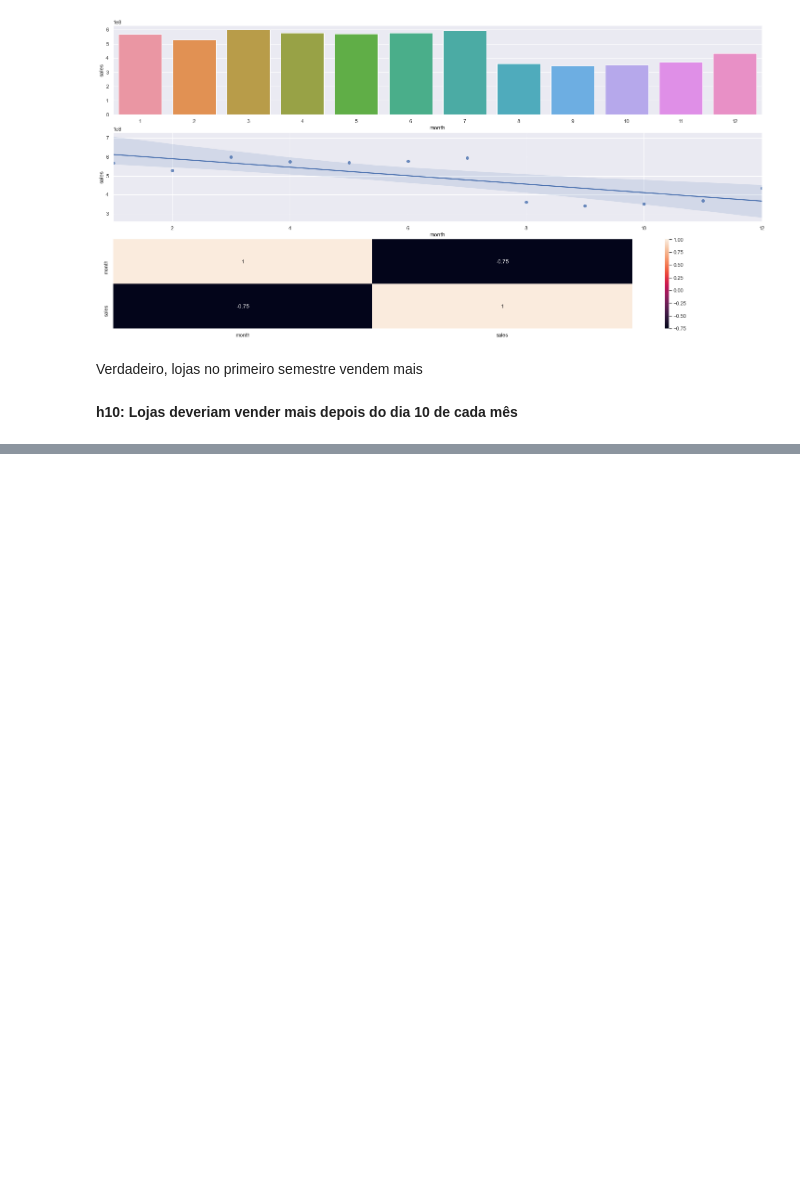
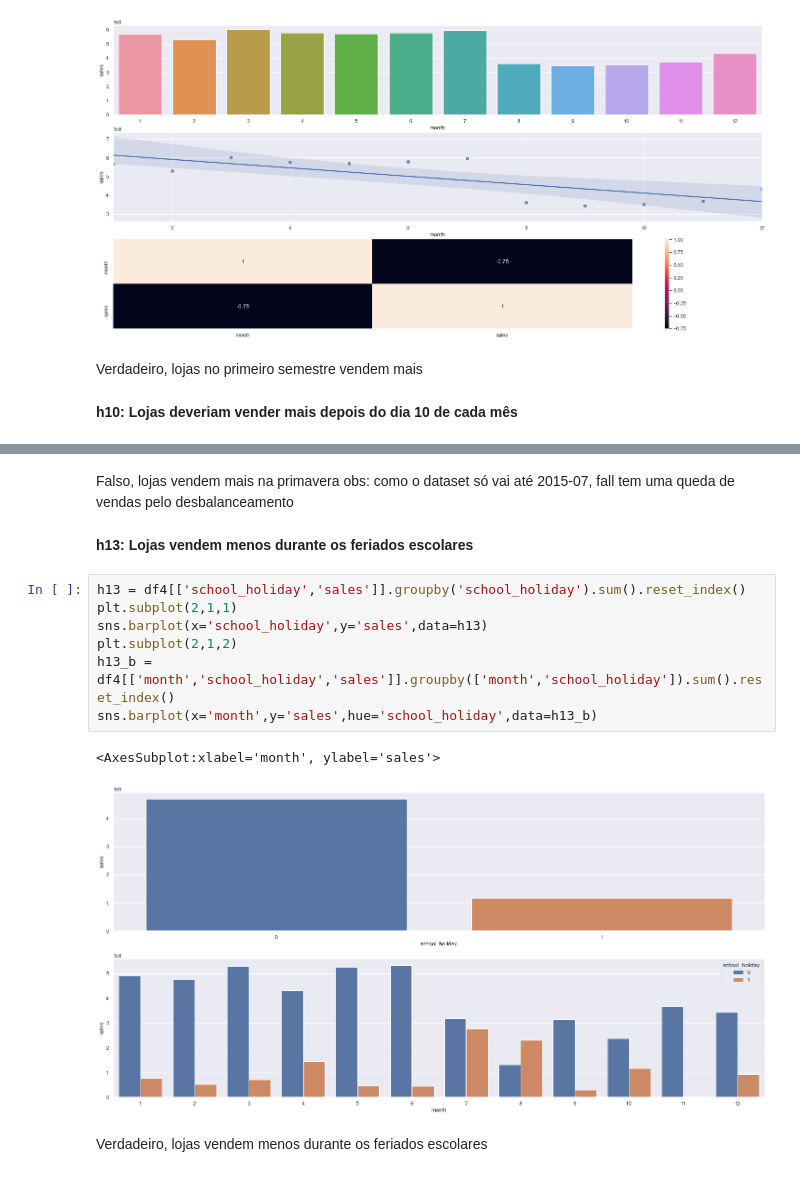
Before and after one commit to lavinomenezes/Ds_em_producao, a Jupyter notebook: Ds_em_producao_03_exploratory_data_analysis.ipynb, the cells around one changed output, grey strips where cells are left out. Cells and saved outputs as stored; diff of their text form; blank space fills up the shorter version.

```diff
--- a/Ds_em_producao_03_exploratory_data_analysis.ipynb
+++ b/Ds_em_producao_03_exploratory_data_analysis.ipynb
@@ -308,0 +337,17 @@ sns.heatmap(h9.corr(method='pearson'),annot=True);
+# %% [markdown]
+Falso, lojas vendem mais na primavera
+obs: como o dataset só vai até 2015-07, fall tem uma queda de vendas pelo desbalanceamento
+# %% [markdown]
+**h13: Lojas vendem menos durante os feriados escolares**
+# %%
+h13 = df4[['school_holiday','sales']].groupby('school_holiday').sum().reset_index()
+plt.subplot(2,1,1)
+sns.barplot(x='school_holiday',y='sales',data=h13)
+plt.subplot(2,1,2)
+h13_b = df4[['month','school_holiday','sales']].groupby(['month','school_holiday']).sum().reset_index()
+sns.barplot(x='month',y='sales',hue='school_holiday',data=h13_b)
+# %% [output]
+<AxesSubplot:xlabel='month', ylabel='sales'>
+[figure, added]
+# %% [markdown]
+Verdadeiro, lojas vendem menos durante os feriados escolares
```
Also changed, not shown: parts of 7 cells of this notebook.
